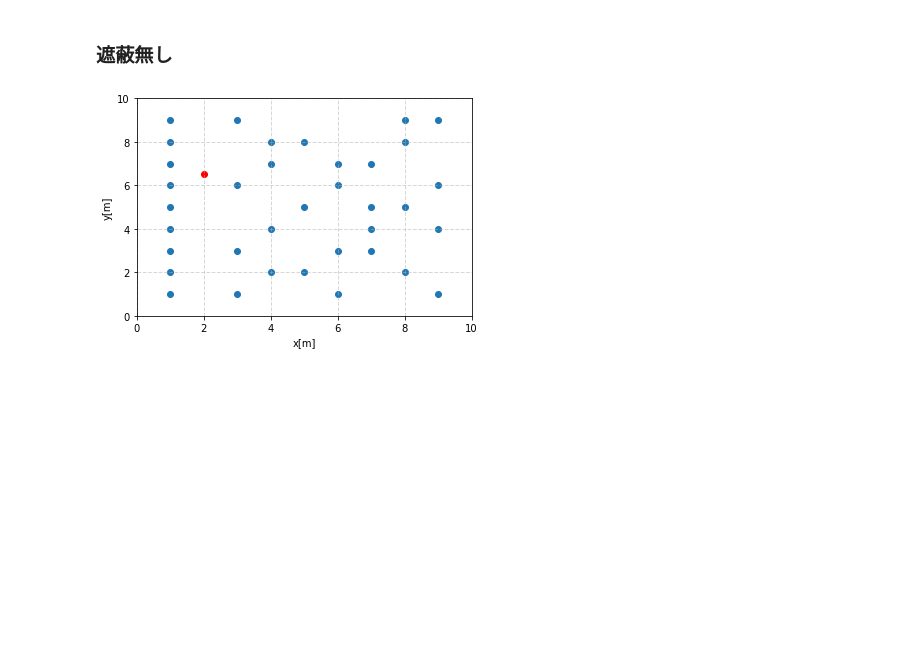
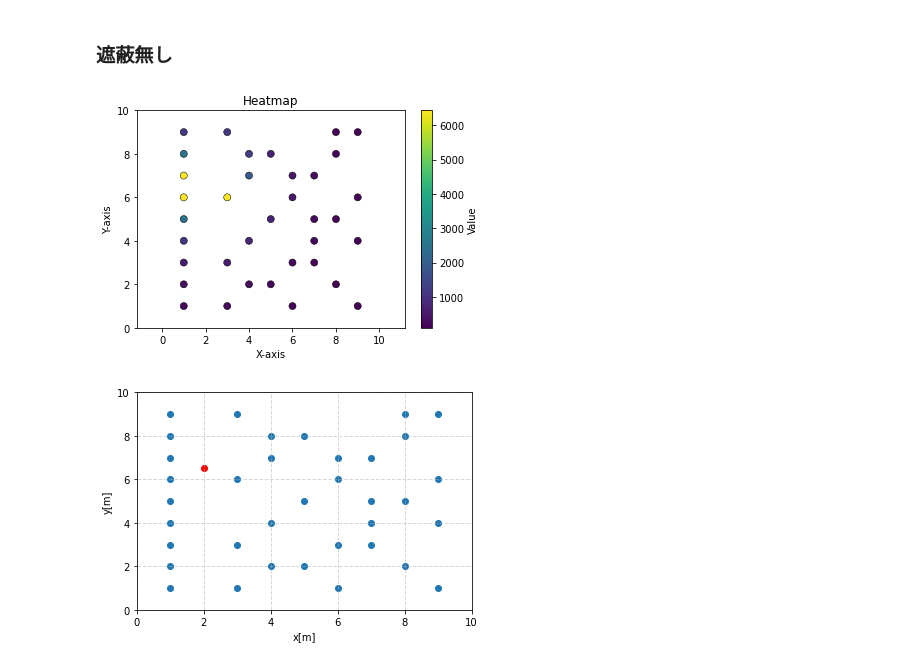
Before and after one commit to moeuu/Radiation_distribution_machine_learning, a Jupyter notebook: notebook/estimation.ipynb, the cells around one changed output. Cells and saved outputs as stored; diff of their text form; code cells hidden in the pictures; blank space fills up the shorter version.

```diff
--- a/notebook/estimation.ipynb
+++ b/notebook/estimation.ipynb
@@ -324,3 +350,28 @@ value_ns = rad_measure_ns['value']
+# %%
+
+# Create a scatter plot with color-coded values
+plt.scatter(x_ns, y_ns, c=value_ns, cmap='viridis', s=50, edgecolors='k', linewidths=0.5)
+
+# Add a colorbar to show the scale
+plt.colorbar(label='Value')
+
+# Set aspect ratio to be equal, making the plot square
+plt.axis('equal')
+
+plt.xlim(0,10)
+plt.ylim(0,10)
+
+
+
+# Add labels and title
+plt.xlabel('X-axis')
+plt.ylabel('Y-axis')
+plt.title('Heatmap')
+
+# Show the plot
+plt.show()
+# %% [output]
+[figure, added]
 # %%
 plt.scatter(x_ns, y_ns)
 plt.xlabel('x[m]')
```
Also changed, not shown: parts of 21 cells of this notebook, 6 other files.
